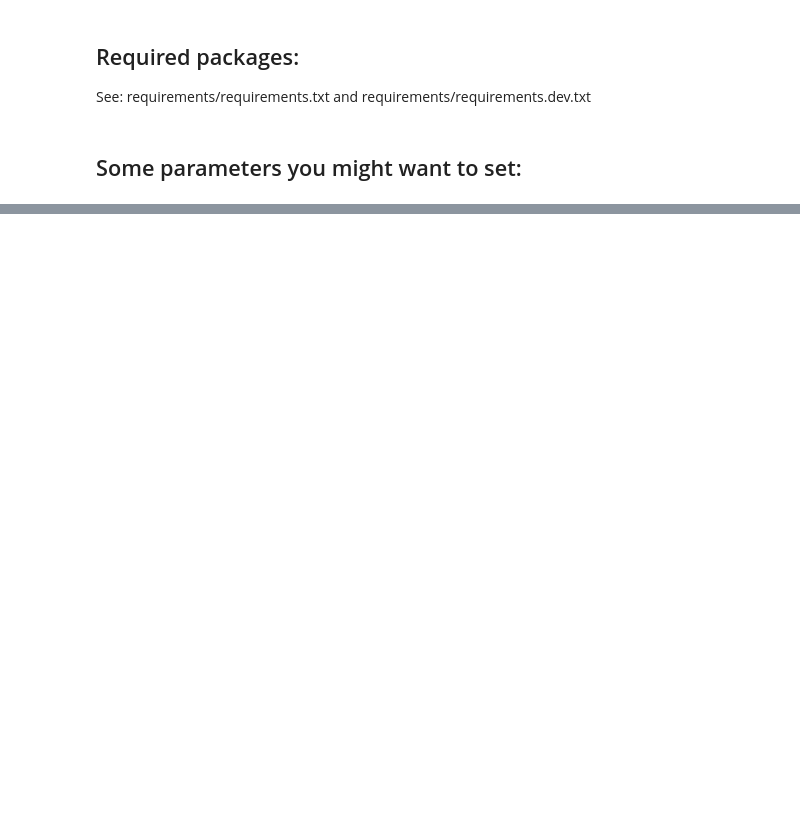
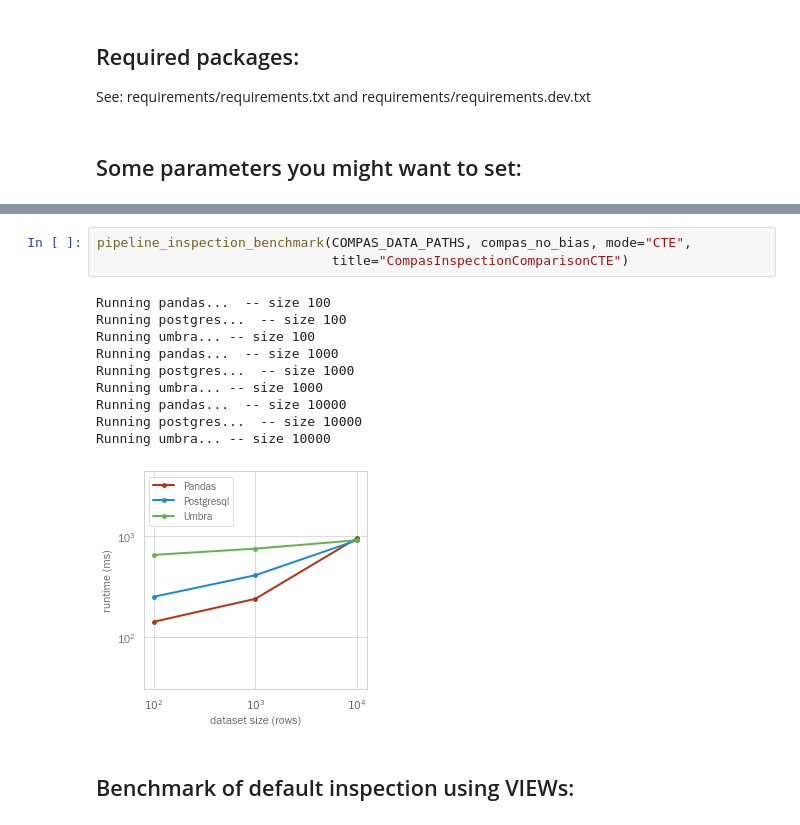
Before and after one commit to tum-db/mlinspect4sql, a Jupyter notebook: example_to_sql/to_sql_demo_inspection.ipynb, the cells around one changed output, grey strips where cells are left out. Drawn from its saved outputs; the diff is of its cells as text; blank space fills up the shorter version.

```diff
--- a/example_to_sql/to_sql_demo_inspection.ipynb
+++ b/example_to_sql/to_sql_demo_inspection.ipynb
@@ -172,0 +194,16 @@ No user with password configured. For initial setup, connect via a domain socket
+# %%
+pipeline_inspection_benchmark(COMPAS_DATA_PATHS, compas_no_bias, mode="CTE",
+                              title="CompasInspectionComparisonCTE")
+# %% [output]
+Running pandas...  -- size 100
+Running postgres...  -- size 100
+Running umbra... -- size 100
+Running pandas...  -- size 1000
+Running postgres...  -- size 1000
+Running umbra... -- size 1000
+Running pandas...  -- size 10000
+Running postgres...  -- size 10000
+Running umbra... -- size 10000
+[figure, added]
+# %% [markdown]
+## Benchmark of default inspection using VIEWs:
```
Also changed, not shown: parts of 16 cells of this notebook, 11 other files.
